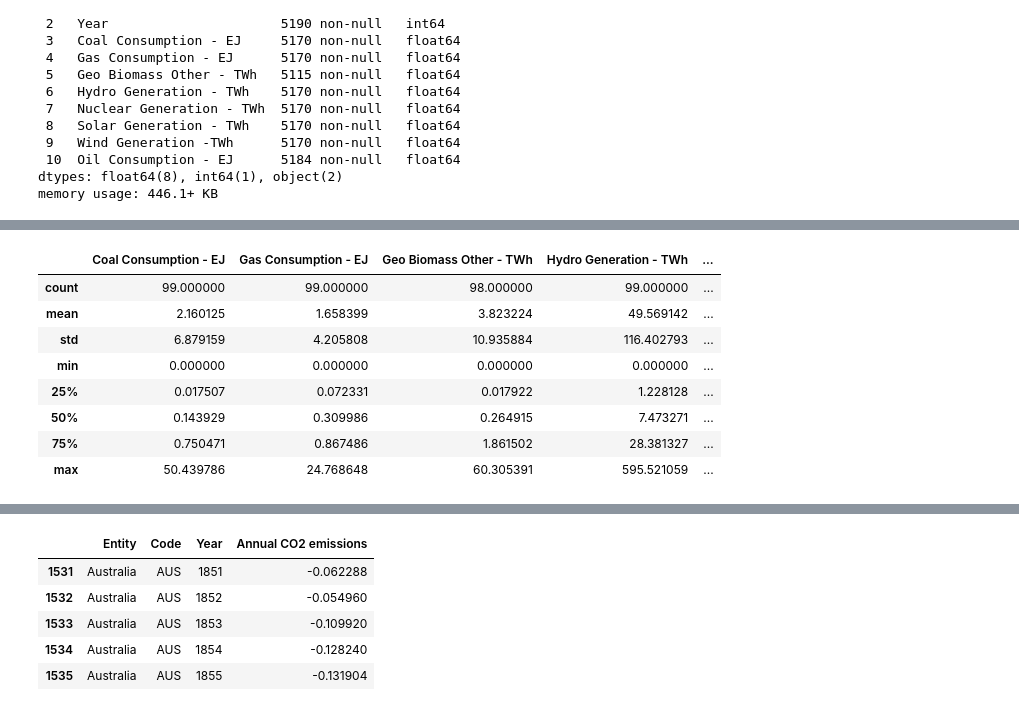
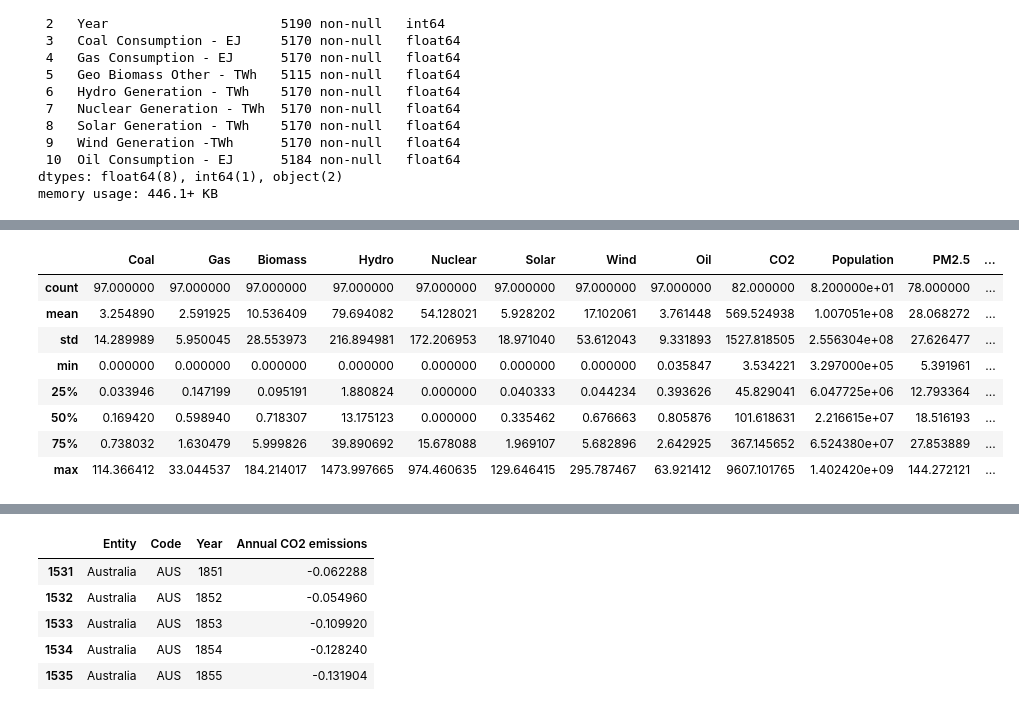
Before and after one commit to MathieuGuarino/IHProject2, a Jupyter notebook: main.ipynb, the cells around one changed output, grey strips where cells are left out. Drawn from its saved outputs; the diff is of its cells as text; code cells hidden in the pictures.

```diff
--- a/main.ipynb
+++ b/main.ipynb
@@ -113,0 +252,3 @@ memory usage: 446.1+ KB
+# %%
+deathspm25_cleaned = deaths_by_particle_vs_pm25[deaths_by_particle_vs_pm25.Year.between(2010,2020)].drop(['Code','Continent'], axis=1)
+deathspm25_cleaned
@@ -113,0 +269,6 @@ memory usage: 446.1+ KB
+# %%
+green_indicators = pd.read_csv('./Environment-Equity Datasets/Social Equity/Government policies and support/Green Growth Indicators by country.csv')
+green_indicators.dataframeName = 'Green Growth Indicators by country.csv'
+nRow, nCol = green_indicators.shape
+print(f'There are {nRow} rows and {nCol} columns')
+green_indicators.head(2)
@@ -113,0 +304,6 @@ memory usage: 446.1+ KB
+# %%
+green_indic_cleaned = green_indicators[green_indicators.Year.between(2010,2020)].drop(['COU','Reference Period Code', 'Unit Code', 'VAR',
+                                             'Reference Period', 'Flag Codes', 'Flags', 'YEA', 'PowerCode', 'PowerCode Code','Unit'],axis=1).dropna()
+green_indic_cleaned = green_indic_cleaned[green_indic_cleaned.Variable == 'Renewable electricity, % total electricity generation'].drop('Variable',axis=1)
+green_indic_cleaned.columns = ['Entity','Year','%RenewableElectricity']
+green_indic_cleaned
@@ -113,0 +329,7 @@ memory usage: 446.1+ KB
+# %%
+energy_co2 = pd.merge(energy_cleaned, co2_cleaned,  how='left', left_on=['Entity','Year'], right_on = ['Entity','Year'])
+energy_co2_death = pd.merge(energy_co2, deathspm25_cleaned,  how='left', left_on=['Entity','Year'], right_on = ['Entity','Year'])
+energy_co2_death_green = pd.merge(energy_co2_death, green_indic_cleaned,  how='left', left_on=['Entity','Year'], right_on = ['Entity','Year'])
+energy_co2_death_green.columns = ['Country', 'Year', 'Coal', 'Gas', 'Biomass','Hydro','Nuclear','Solar','Wind','Oil','CO2',
+                                  'Population','PM2.5','Deaths','%RenewableElectricity']
+energy_co2_death_green.shape
@@ -114,15 +413,15 @@ memory usage: 446.1+ KB
 # %%
 #Remove the world first line to get comprehensive data
-energy_grouped = energy_consumption_by_country.groupby(['Entity']).mean().sort_values(by='Coal Consumption - EJ', ascending=False).iloc[1:].drop(['Year'], axis=1)
+energy_grouped = energy_co2_death_green.groupby(['Country']).mean().sort_values(by='Coal', ascending=False).iloc[1:].drop(['Year'], axis=1)
 energy_grouped.describe()
 # %% [output]
-|  | Coal Consumption - EJ | Gas Consumption - EJ | Geo Biomass Other - TWh | Hydro Generation - TWh | ... |
-| count | 99.000000 | 99.000000 | 98.000000 | 99.000000 | ... |
-| mean | 2.160125 | 1.658399 | 3.823224 | 49.569142 | ... |
-| std | 6.879159 | 4.205808 | 10.935884 | 116.402793 | ... |
-| min | 0.000000 | 0.000000 | 0.000000 | 0.000000 | ... |
-| 25% | 0.017507 | 0.072331 | 0.017922 | 1.228128 | ... |
-| 50% | 0.143929 | 0.309986 | 0.264915 | 7.473271 | ... |
-| 75% | 0.750471 | 0.867486 | 1.861502 | 28.381327 | ... |
-| max | 50.439786 | 24.768648 | 60.305391 | 595.521059 | ... |
+|  | Coal | Gas | Biomass | Hydro | Nuclear | Solar | Wind | Oil | CO2 | Population | PM2.5 | ... |
+| count | 97.000000 | 97.000000 | 97.000000 | 97.000000 | 97.000000 | 97.000000 | 97.000000 | 97.000000 | 82.000000 | 8.200000e+01 | 78.000000 | ... |
+| mean | 3.254890 | 2.591925 | 10.536409 | 79.694082 | 54.128021 | 5.928202 | 17.102061 | 3.761448 | 569.524938 | 1.007051e+08 | 28.068272 | ... |
+| std | 14.289989 | 5.950045 | 28.553973 | 216.894981 | 172.206953 | 18.971040 | 53.612043 | 9.331893 | 1527.818505 | 2.556304e+08 | 27.626477 | ... |
+| min | 0.000000 | 0.000000 | 0.000000 | 0.000000 | 0.000000 | 0.000000 | 0.000000 | 0.035847 | 3.534221 | 3.297000e+05 | 5.391961 | ... |
+| 25% | 0.033946 | 0.147199 | 0.095191 | 1.880824 | 0.000000 | 0.040333 | 0.044234 | 0.393626 | 45.829041 | 6.047725e+06 | 12.793364 | ... |
+| 50% | 0.169420 | 0.598940 | 0.718307 | 13.175123 | 0.000000 | 0.335462 | 0.676663 | 0.805876 | 101.618631 | 2.216615e+07 | 18.516193 | ... |
+| 75% | 0.738032 | 1.630479 | 5.999826 | 39.890692 | 15.678088 | 1.969107 | 5.682896 | 2.642925 | 367.145652 | 6.524380e+07 | 27.853889 | ... |
+| max | 114.366412 | 33.044537 | 184.214017 | 1473.997665 | 974.460635 | 129.646415 | 295.787467 | 63.921412 | 9607.101765 | 1.402420e+09 | 144.272121 | ... |
 # %%
```
Also changed, not shown: parts of 70 cells of this notebook.
